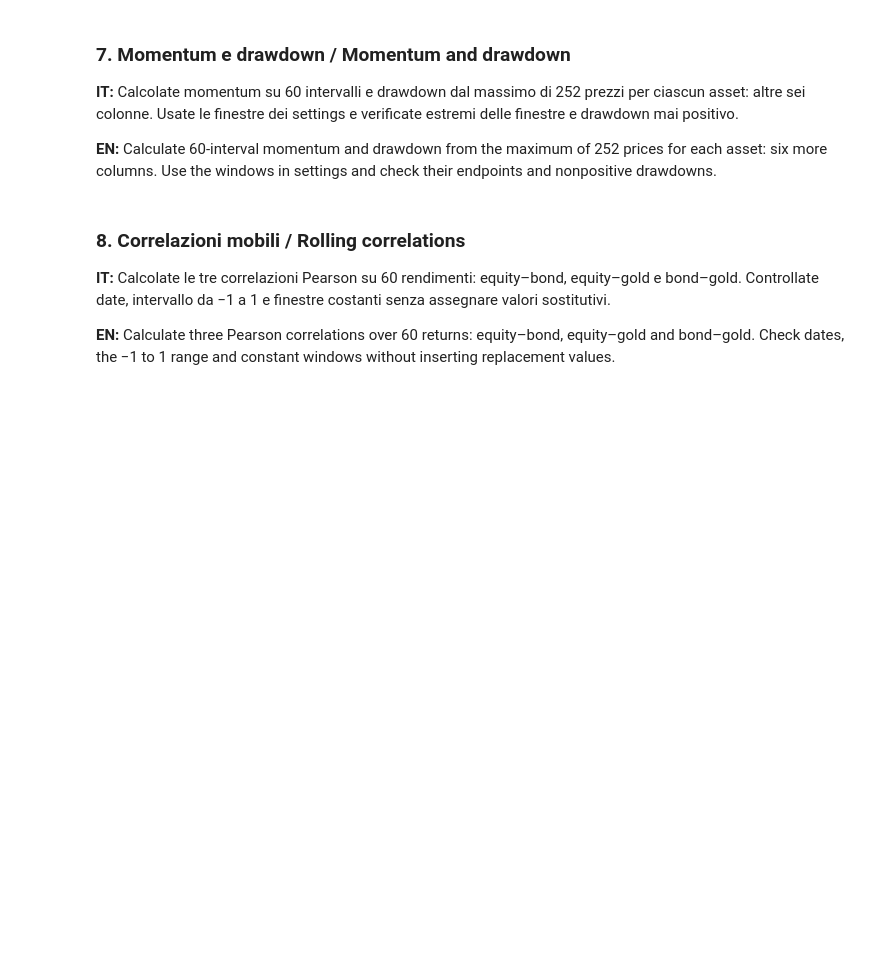
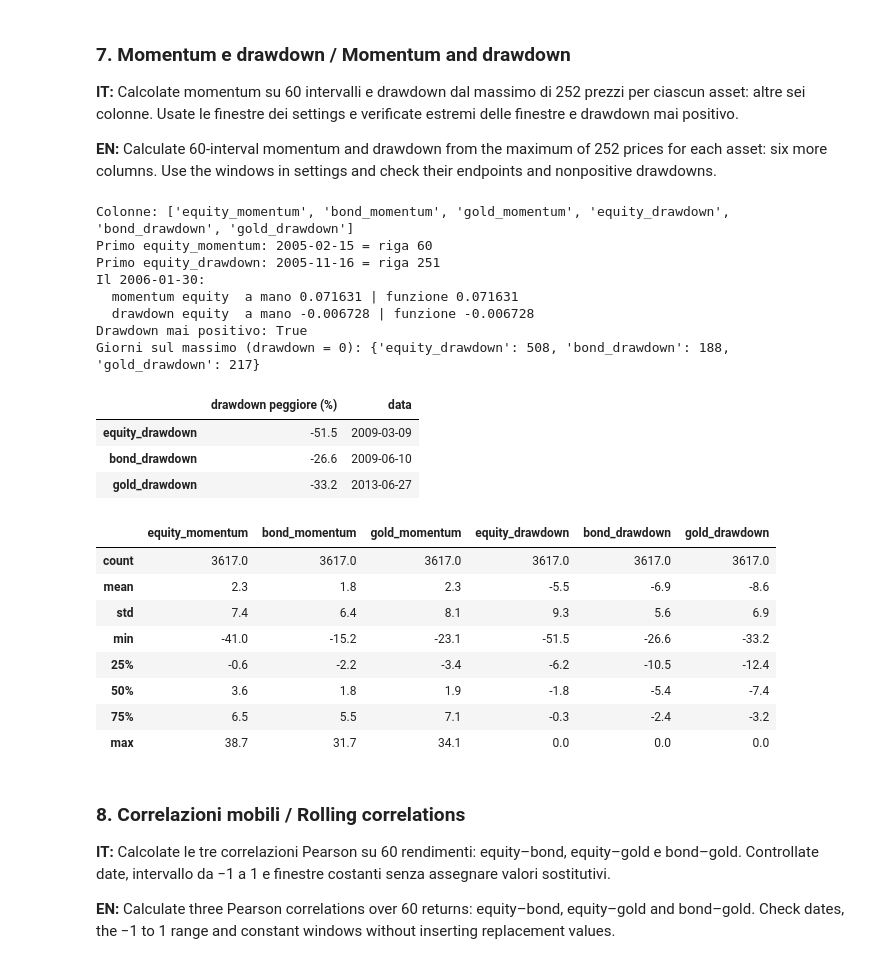
Before and after one commit to Tartaluca21/market-regime-explorer-SF, a Jupyter notebook: notebooks/01_data_and_features.ipynb, the cells around one changed output. Drawn from its saved outputs; the diff is of its cells as text; code cells hidden in the pictures; blank space fills up the shorter version.

```diff
--- a/notebooks/01_data_and_features.ipynb
+++ b/notebooks/01_data_and_features.ipynb
@@ -320,6 +368,61 @@ df originale invariato: True
 **IT:** Calcolate momentum su 60 intervalli e drawdown dal massimo di 252 prezzi per ciascun asset: altre sei colonne. Usate le finestre dei settings e verificate estremi delle finestre e drawdown mai positivo.
 
 **EN:** Calculate 60-interval momentum and drawdown from the maximum of 252 prices for each asset: six more columns. Use the windows in settings and check their endpoints and nonpositive drawdowns.
+# %%
+from core.features import momentum_e_drawdown
+
+md = momentum_e_drawdown(prices, settings)
+print("Colonne:", list(md.columns))
+
+# Warm-up: momentum dalla riga 60, drawdown dalla riga 251
+for col in ["equity_momentum", "equity_drawdown"]:
+    primo = md[col].first_valid_index()
+    print(f"Primo {col}: {primo.date()} = riga {prices.index.get_loc(primo)}")
+
+# Controllo a mano su una data, verificando gli estremi delle finestre
+t = 300
+w_mom = settings["windows"]["momentum"]
+w_dd = settings["windows"]["drawdown"]
+mom_mano = prices["equity"].iloc[t] / prices["equity"].iloc[t - w_mom] - 1          # 60 intervalli indietro
+dd_mano = prices["equity"].iloc[t] / prices["equity"].iloc[t - w_dd + 1 : t + 1].max() - 1   # 252 prezzi, oggi incluso
+print(f"Il {prices.index[t].date()}:")
+print(f"  momentum equity  a mano {mom_mano:.6f} | funzione {md['equity_momentum'].iloc[t]:.6f}")
+print(f"  drawdown equity  a mano {dd_mano:.6f} | funzione {md['equity_drawdown'].iloc[t]:.6f}")
+assert np.isclose(mom_mano, md["equity_momentum"].iloc[t])
+assert np.isclose(dd_mano, md["equity_drawdown"].iloc[t])
+
+# Il drawdown non può mai essere positivo
+dd = md.filter(like="drawdown").dropna()
+print("Drawdown mai positivo:", (dd <= 0).all().all())
+print("Giorni sul massimo (drawdown = 0):", (dd == 0).sum().to_dict())
+
+# Drawdown peggiore e quando è avvenuto
+peggiori = pd.DataFrame({"drawdown peggiore (%)": (dd.min() * 100).round(1),
+                         "data": dd.idxmin().dt.date})
+display(peggiori)
+display((md.dropna() * 100).describe().round(1))   # in percentuale
+# %% [output]
+Colonne: ['equity_momentum', 'bond_momentum', 'gold_momentum', 'equity_drawdown', 'bond_drawdown', 'gold_drawdown']
+Primo equity_momentum: 2005-02-15 = riga 60
+Primo equity_drawdown: 2005-11-16 = riga 251
+Il 2006-01-30:
+  momentum equity  a mano 0.071631 | funzione 0.071631
+  drawdown equity  a mano -0.006728 | funzione -0.006728
+Drawdown mai positivo: True
+Giorni sul massimo (drawdown = 0): {'equity_drawdown': 508, 'bond_drawdown': 188, 'gold_drawdown': 217}
+|  | drawdown peggiore (%) | data |
+| equity_drawdown | -51.5 | 2009-03-09 |
+| bond_drawdown | -26.6 | 2009-06-10 |
+| gold_drawdown | -33.2 | 2013-06-27 |
+|  | equity_momentum | bond_momentum | gold_momentum | equity_drawdown | bond_drawdown | gold_drawdown |
+| count | 3617.0 | 3617.0 | 3617.0 | 3617.0 | 3617.0 | 3617.0 |
+| mean | 2.3 | 1.8 | 2.3 | -5.5 | -6.9 | -8.6 |
+| std | 7.4 | 6.4 | 8.1 | 9.3 | 5.6 | 6.9 |
+| min | -41.0 | -15.2 | -23.1 | -51.5 | -26.6 | -33.2 |
+| 25% | -0.6 | -2.2 | -3.4 | -6.2 | -10.5 | -12.4 |
+| 50% | 3.6 | 1.8 | 1.9 | -1.8 | -5.4 | -7.4 |
+| 75% | 6.5 | 5.5 | 7.1 | -0.3 | -2.4 | -3.2 |
+| max | 38.7 | 31.7 | 34.1 | 0.0 | 0.0 | 0.0 |
 # %% [markdown]
 ### 8. Correlazioni mobili / Rolling correlations
 
```
Also changed, not shown: parts of 4 cells of this notebook, 1 other file.
